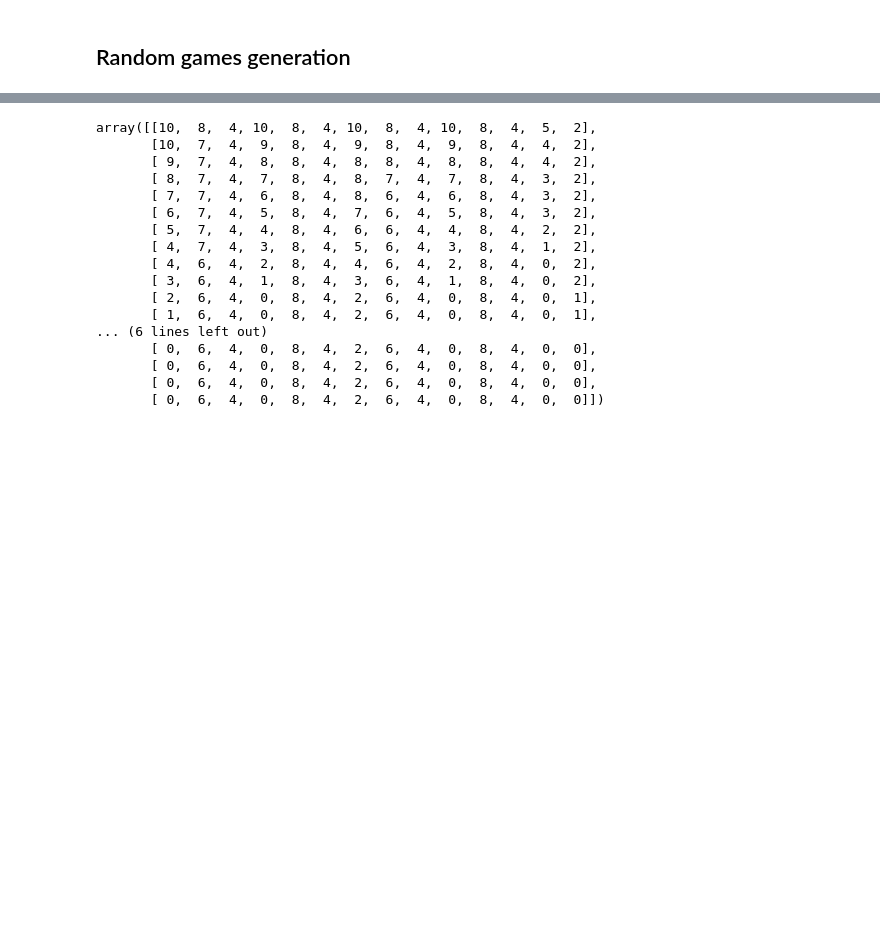
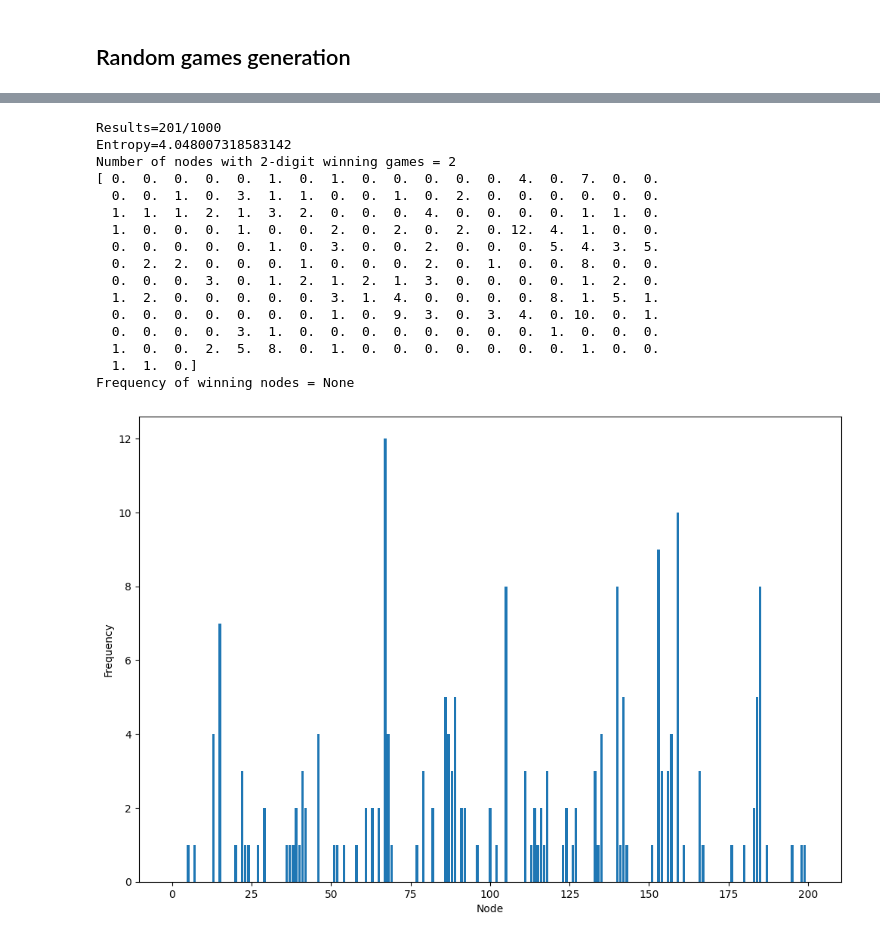
Before and after one commit to ashutoshtiwari128/Scoya, a Jupyter notebook: src/Training/generate_training_data.ipynb, the cells around one changed output, grey strips where cells are left out. Cells and saved outputs as stored; diff of their text form; code cells hidden in the pictures; blank space fills up the shorter version.

```diff
--- a/src/Training/generate_training_data.ipynb
+++ b/src/Training/generate_training_data.ipynb
@@ -57,14 +58,14 @@ def generate_single_game(num_detectives: int, num_moves: int):
 
             # Selecting tickets with probabilities higher for tickets that are more. This can be revisited to update
             # based on the results, if required.
-            probabilities = 100  * available_transport_types[:, 1] // np.sum(available_transport_types[:, 1])
+            # probabilities = 100  * available_transport_types[:, 1] // np.sum(available_transport_types[:, 1])
 
             # Making sum of probabilities to 100 by adding remaining to the smallest. The sum will never be grater than 100 as we
             # are taking floor while dividing
-            if np.sum(probabilities) < 100:
-                probabilities[np.argmin(probabilities)] += (100 - np.sum(probabilities))
+            # if np.sum(probabilities) < 100:
+            #     probabilities[np.argmin(probabilities)] += (100 - np.sum(probabilities))
 
-            chosen_transport_type = np.random.choice(available_transport_types[:, 0], p=[i/100 for i in probabilities])
+            chosen_transport_type = np.random.choice(available_transport_types[:, 0]) # p=[i/100 for i in probabilities]
 
             possible_positions = board.get_possible_destinations(positions[m, i], chosen_transport_type, False)
             chosen_position = np.random.choice(possible_positions)
@@ -165,20 +123,50 @@ array([[ 34, 197,  94, 132, 198],
-# %%
-result_tickets[0]
-# %% [output]
-array([[10,  8,  4, 10,  8,  4, 10,  8,  4, 10,  8,  4,  5,  2],
-       [10,  7,  4,  9,  8,  4,  9,  8,  4,  9,  8,  4,  4,  2],
-       [ 9,  7,  4,  8,  8,  4,  8,  8,  4,  8,  8,  4,  4,  2],
-       [ 8,  7,  4,  7,  8,  4,  8,  7,  4,  7,  8,  4,  3,  2],
-       [ 7,  7,  4,  6,  8,  4,  8,  6,  4,  6,  8,  4,  3,  2],
-       [ 6,  7,  4,  5,  8,  4,  7,  6,  4,  5,  8,  4,  3,  2],
-       [ 5,  7,  4,  4,  8,  4,  6,  6,  4,  4,  8,  4,  2,  2],
-       [ 4,  7,  4,  3,  8,  4,  5,  6,  4,  3,  8,  4,  1,  2],
-       [ 4,  6,  4,  2,  8,  4,  4,  6,  4,  2,  8,  4,  0,  2],
-       [ 3,  6,  4,  1,  8,  4,  3,  6,  4,  1,  8,  4,  0,  2],
-       [ 2,  6,  4,  0,  8,  4,  2,  6,  4,  0,  8,  4,  0,  1],
-       [ 1,  6,  4,  0,  8,  4,  2,  6,  4,  0,  8,  4,  0,  1],
-... (6 lines left out)
-       [ 0,  6,  4,  0,  8,  4,  2,  6,  4,  0,  8,  4,  0,  0],
-       [ 0,  6,  4,  0,  8,  4,  2,  6,  4,  0,  8,  4,  0,  0],
-       [ 0,  6,  4,  0,  8,  4,  2,  6,  4,  0,  8,  4,  0,  0],
-       [ 0,  6,  4,  0,  8,  4,  2,  6,  4,  0,  8,  4,  0,  0]])
+# %%
+def generate_forward_games(iterations, n=4, m=MAXIMUM_MOVES):
+    result_winner = np.zeros(iterations, dtype=int) # 1 = detective won; -1 = MrX won.
+    result_positions = np.zeros((iterations, m, n+1), dtype=int) # n detectives + Mrx
+    result_tickets = np.zeros((iterations, m, 3*n+2), dtype=int) # 3 transport type for n detectives + Black, 2X for Mrx
+
+    for i in range(iterations):
+        g_winner, g_positions, g_tickets = generate_single_game(num_detectives=n, num_moves=m)
+        result_winner[i] = g_winner
+        result_positions[i, :, :] = g_positions
+        result_tickets[i, :, :] = g_tickets
+
+    # Analysis
+    freq_result_winning_position = np.zeros(201)
+    for mrx_pos in result_positions[result_winner==1][:, :, -1]:
+        freq_result_winning_position[mrx_pos[int(np.nonzero(mrx_pos)[0][-1])]] += 1
+
+    f = freq_result_winning_position / 200
+    entropy = -1*np.sum(f[f!=0] * np.log(f[f!=0]))
+    print(f"Results={np.sum(result_winner==1)}/{len(result_winner)}")
+    print(f"Entropy={entropy}")
+    print(f"Number of nodes with 2-digit winning games = {np.sum(freq_result_winning_position>9)}")
+    print(f"Frequency of winning nodes = {print(freq_result_winning_position)}")
+
+    plt.figure(figsize=(12, 8))
+    plt.bar(np.arange(len(freq_result_winning_position)), freq_result_winning_position)
+    plt.xlabel("Node")
+    plt.ylabel("Frequency")
+
+    plt.show()
+# %%
+generate_forward_games(iterations=1000)
+# %% [output]
+Results=201/1000
+Entropy=4.048007318583142
+Number of nodes with 2-digit winning games = 2
+[ 0.  0.  0.  0.  0.  1.  0.  1.  0.  0.  0.  0.  0.  4.  0.  7.  0.  0.
+  0.  0.  1.  0.  3.  1.  1.  0.  0.  1.  0.  2.  0.  0.  0.  0.  0.  0.
+  1.  1.  1.  2.  1.  3.  2.  0.  0.  0.  4.  0.  0.  0.  0.  1.  1.  0.
+  1.  0.  0.  0.  1.  0.  0.  2.  0.  2.  0.  2.  0. 12.  4.  1.  0.  0.
+  0.  0.  0.  0.  0.  1.  0.  3.  0.  0.  2.  0.  0.  0.  5.  4.  3.  5.
+  0.  2.  2.  0.  0.  0.  1.  0.  0.  0.  2.  0.  1.  0.  0.  8.  0.  0.
+  0.  0.  0.  3.  0.  1.  2.  1.  2.  1.  3.  0.  0.  0.  0.  1.  2.  0.
+  1.  2.  0.  0.  0.  0.  0.  3.  1.  4.  0.  0.  0.  0.  8.  1.  5.  1.
+  0.  0.  0.  0.  0.  0.  0.  1.  0.  9.  3.  0.  3.  4.  0. 10.  0.  1.
+  0.  0.  0.  0.  3.  1.  0.  0.  0.  0.  0.  0.  0.  0.  1.  0.  0.  0.
+  1.  0.  0.  2.  5.  8.  0.  1.  0.  0.  0.  0.  0.  0.  0.  1.  0.  0.
+  1.  1.  0.]
+Frequency of winning nodes = None
+[figure, added]
```
Also changed, not shown: parts of 10 cells of this notebook, 1 other file.
